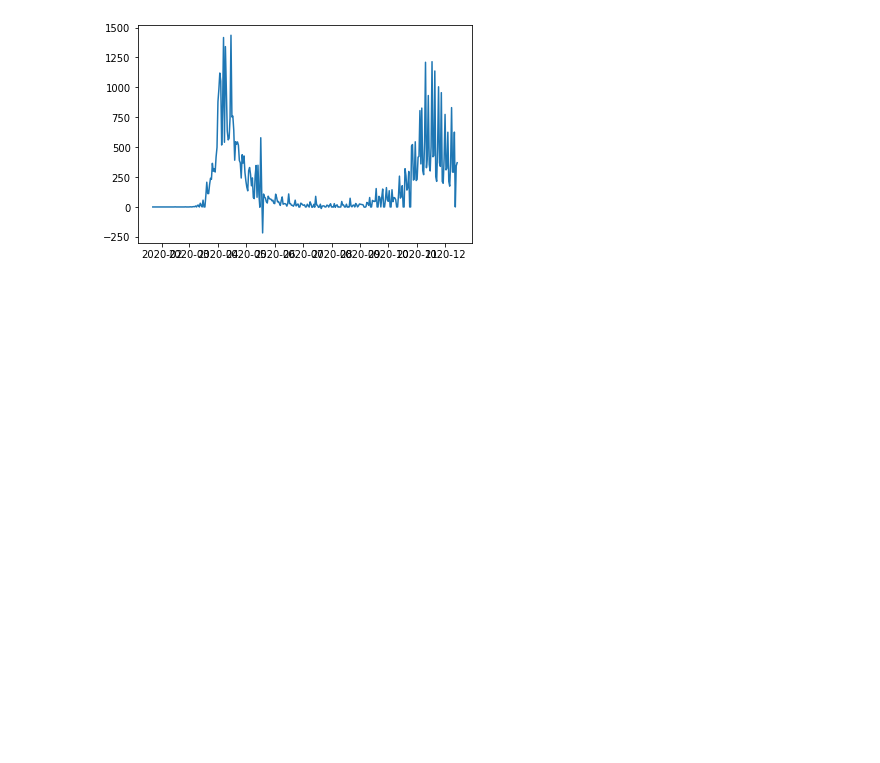
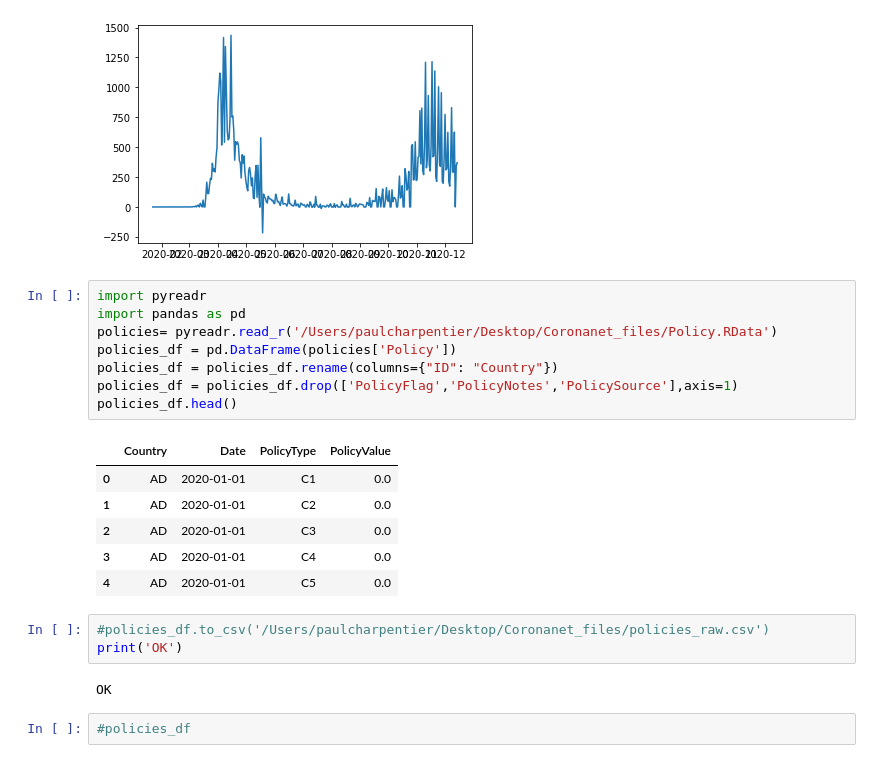
Before and after one commit to TristanBOOK/coronanet, a Jupyter notebook: Notebooks/streamlit_trial.ipynb, the cells around one changed output. Drawn from its saved outputs; the diff is of its cells as text; blank space fills up the shorter version.

```diff
--- a/Notebooks/streamlit_trial.ipynb
+++ b/Notebooks/streamlit_trial.ipynb
@@ -167,3 +167,25 @@ plt.plot(case.Date.values,case.Cases_New.values)
 # %% [output]
 [<matplotlib.lines.Line2D at 0x...>]
 [figure]
+# %%
+import pyreadr
+import pandas as pd
+policies= pyreadr.read_r('/Users/paulcharpentier/Desktop/Coronanet_files/Policy.RData')
+policies_df = pd.DataFrame(policies['Policy'])
+policies_df = policies_df.rename(columns={"ID": "Country"})
+policies_df = policies_df.drop(['PolicyFlag','PolicyNotes','PolicySource'],axis=1)
+policies_df.head()
+# %% [output]
+|  | Country | Date | PolicyType | PolicyValue |
+| 0 | AD | 2020-01-01 | C1 | 0.0 |
+| 1 | AD | 2020-01-01 | C2 | 0.0 |
+| 2 | AD | 2020-01-01 | C3 | 0.0 |
+| 3 | AD | 2020-01-01 | C4 | 0.0 |
+| 4 | AD | 2020-01-01 | C5 | 0.0 |
+# %%
+#policies_df.to_csv('/Users/paulcharpentier/Desktop/Coronanet_files/policies_raw.csv')
+print('OK')
+# %% [output]
+OK
+# %%
+#policies_df
```
Also changed, not shown: parts of 1 cell of this notebook.
